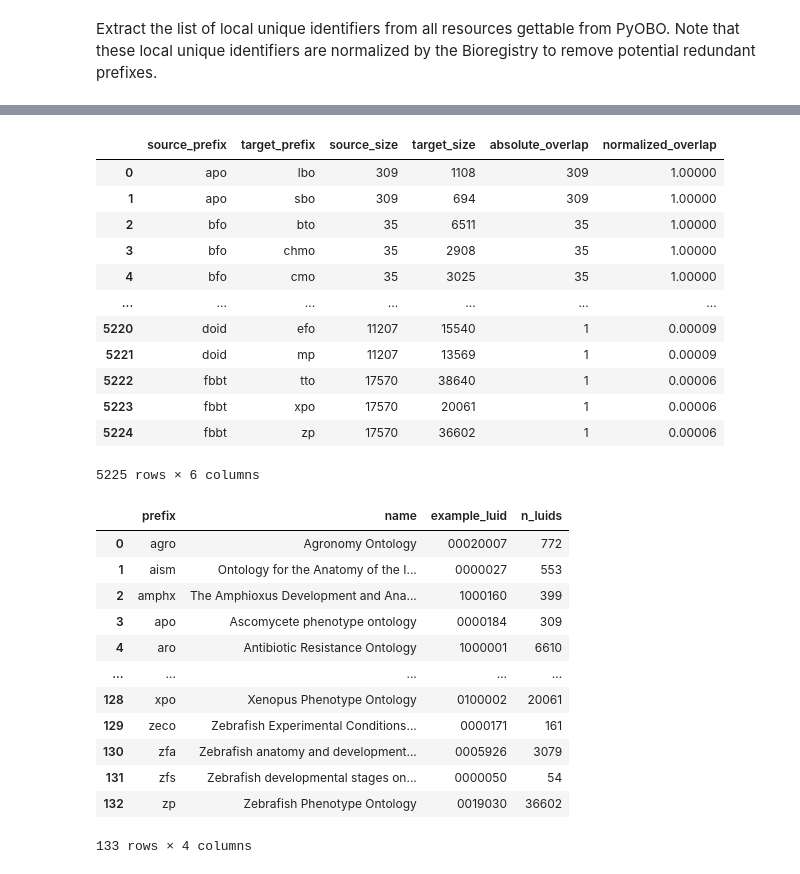
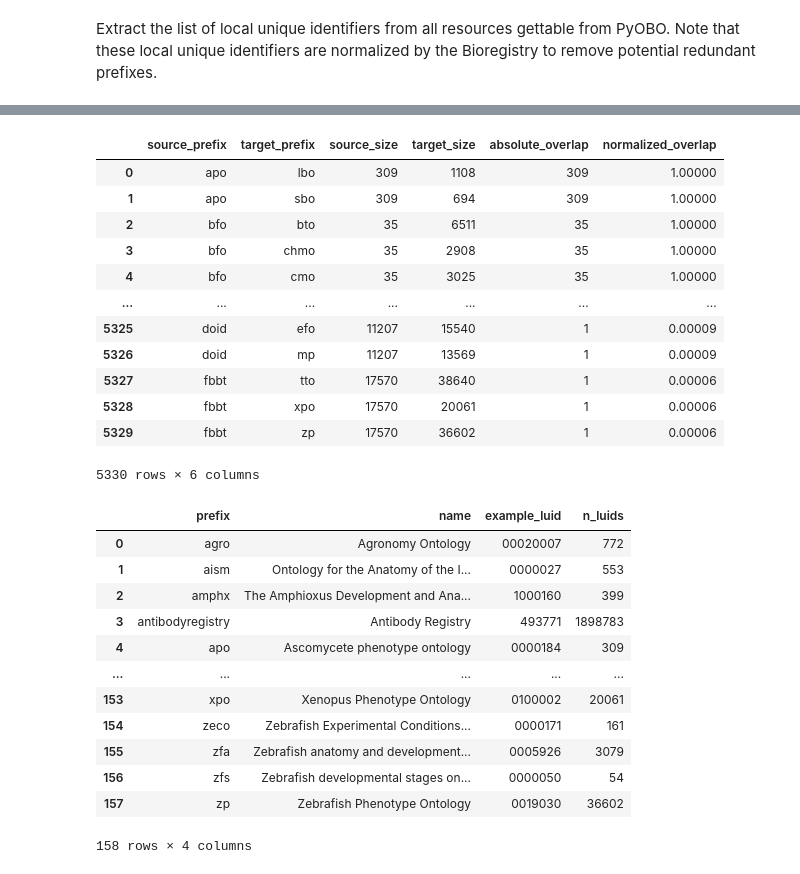
Before and after one commit to cthoyt/twin-identifier-analysis, a Jupyter notebook: twin-identifier-analysis.ipynb, the cells around one changed output, grey strips where cells are left out. Saved outputs shown, nothing was run; the diff lists cells and outputs as text; code cells hidden in the pictures.

Commit message:
:goat: Add missing pyobo plugins from analysis

```diff
--- a/twin-identifier-analysis.ipynb
+++ b/twin-identifier-analysis.ipynb
@@ -23,18 +16,23 @@ def print_overlap(a: set[str], b: set[str]):
 # %% [markdown]
 Extract the list of local unique identifiers from all resources gettable from PyOBO. Note that these local unique identifiers are normalized by the Bioregistry to remove potential redundant prefixes.
+# %%
+skip = {"umls", "kegg", "icd10", "icd11"}
+resources = [
+    resource
+    for resource in bioregistry.resources()
+    if (resource.has_download() or pyobo.has_nomenclature_plugin(resource.prefix))
+    and not resource.is_deprecated()
+    and resource.prefix not in skip
+]
+assert "mesh" in {r.prefix for r in resources}
 # %%
 ids = {}
-resources = [
-    resource
-    for resource in bioregistry.resources()
-    if resource.has_download() and not resource.is_deprecated()
-]
 with logging_redirect_tqdm():
     it = tqdm(resources, unit="prefix", unit_scale=True)
     failed_prefixes = set()
     succeeded_prefixes = set()
     for resource in it:
-        it.set_postfix(failed=len(failed_prefixes), succeeded=len(succeeded_prefixes))
+        it.set_postfix(failed=len(failed_prefixes), succeeded=len(succeeded_prefixes), current=resource.prefix)
         try:
             resource_ids = pyobo.get_ids(resource.prefix, strict=False)
         except Exception:
@@ -98,7 +90,9 @@ rows = []
 prefixes_encountered = set()
 total = len(ids) * (len(ids) - 1) / 2
 min_terms = 10
-for (a_prefix, a), (b_prefix, b) in tqdm(combinations(ids.items(), 2), total=total, unit_scale=True):
+for (a_prefix, a), (b_prefix, b) in tqdm(
+    combinations(ids.items(), 2), total=total, unit_scale=True
+):
     len_a, len_b = len(a), len(b)
     if len_a < min_terms or len_b < min_terms:
         continue
@@ -119,11 +113,15 @@ rows = sorted(rows, key=itemgetter(5), reverse=True)
 overlap_df = pd.DataFrame(
     rows,
     columns=[
-        "source_prefix", "target_prefix", "source_size",
-        "target_size", "absolute_overlap", "normalized_overlap",
+        "source_prefix",
+        "target_prefix",
+        "source_size",
+        "target_size",
+        "absolute_overlap",
+        "normalized_overlap",
     ],
 )
-overlap_df.to_csv("edges.tsv", sep='\t', index=False)
+overlap_df.to_csv("edges.tsv", sep="\t", index=False)
 overlap_df
 # %% [output]
 |  | source_prefix | target_prefix | source_size | target_size | absolute_overlap | normalized_overlap |
@@ -133,42 +131,41 @@ overlap_df
 | 3 | bfo | chmo | 35 | 2908 | 35 | 1.00000 |
 | 4 | bfo | cmo | 35 | 3025 | 35 | 1.00000 |
 | ... | ... | ... | ... | ... | ... | ... |
-| 5220 | doid | efo | 11207 | 15540 | 1 | 0.00009 |
-| 5221 | doid | mp | 11207 | 13569 | 1 | 0.00009 |
-| 5222 | fbbt | tto | 17570 | 38640 | 1 | 0.00006 |
-| 5223 | fbbt | xpo | 17570 | 20061 | 1 | 0.00006 |
-| 5224 | fbbt | zp | 17570 | 36602 | 1 | 0.00006 |
+| 5325 | doid | efo | 11207 | 15540 | 1 | 0.00009 |
+| 5326 | doid | mp | 11207 | 13569 | 1 | 0.00009 |
+| 5327 | fbbt | tto | 17570 | 38640 | 1 | 0.00006 |
+| 5328 | fbbt | xpo | 17570 | 20061 | 1 | 0.00006 |
+| 5329 | fbbt | zp | 17570 | 36602 | 1 | 0.00006 |
-5225 rows × 6 columns
+5330 rows × 6 columns
 # %%
 prefix_rows = [
     (
         prefix,
         bioregistry.get_name(prefix),
         bioregistry.get_example(prefix),
         len(ids[prefix]),
     )
     for prefix in sorted(prefixes_encountered)
 ]
 prefix_df = pd.DataFrame(
-    prefix_rows,
-    columns=["prefix", "name", "example_luid", "n_luids"]
+    prefix_rows, columns=["prefix", "name", "example_luid", "n_luids"]
 )
-prefix_df.to_csv("nodes.tsv", sep='\t', index=False)
+prefix_df.to_csv("nodes.tsv", sep="\t", index=False)
 prefix_df
 # %% [output]
 |  | prefix | name | example_luid | n_luids |
 | 0 | agro | Agronomy Ontology | 00020007 | 772 |
 | 1 | aism | Ontology for the Anatomy of the I... | 0000027 | 553 |
 | 2 | amphx | The Amphioxus Development and Ana... | 1000160 | 399 |
-| 3 | apo | Ascomycete phenotype ontology | 0000184 | 309 |
-| 4 | aro | Antibiotic Resistance Ontology | 1000001 | 6610 |
+| 3 | antibodyregistry | Antibody Registry | 493771 | 1898783 |
+| 4 | apo | Ascomycete phenotype ontology | 0000184 | 309 |
 | ... | ... | ... | ... | ... |
-| 128 | xpo | Xenopus Phenotype Ontology | 0100002 | 20061 |
-| 129 | zeco | Zebrafish Experimental Conditions... | 0000171 | 161 |
-| 130 | zfa | Zebrafish anatomy and development... | 0005926 | 3079 |
-| 131 | zfs | Zebrafish developmental stages on... | 0000050 | 54 |
-| 132 | zp | Zebrafish Phenotype Ontology | 0019030 | 36602 |
+| 153 | xpo | Xenopus Phenotype Ontology | 0100002 | 20061 |
+| 154 | zeco | Zebrafish Experimental Conditions... | 0000171 | 161 |
+| 155 | zfa | Zebrafish anatomy and development... | 0005926 | 3079 |
+| 156 | zfs | Zebrafish developmental stages on... | 0000050 | 54 |
+| 157 | zp | Zebrafish Phenotype Ontology | 0019030 | 36602 |
-133 rows × 4 columns
+158 rows × 4 columns
 # %%
 graph = nx.Graph()
 for prefix, name, _example, size in prefix_rows:
```
Also changed, not shown: parts of 5 cells of this notebook, 5 other files.
